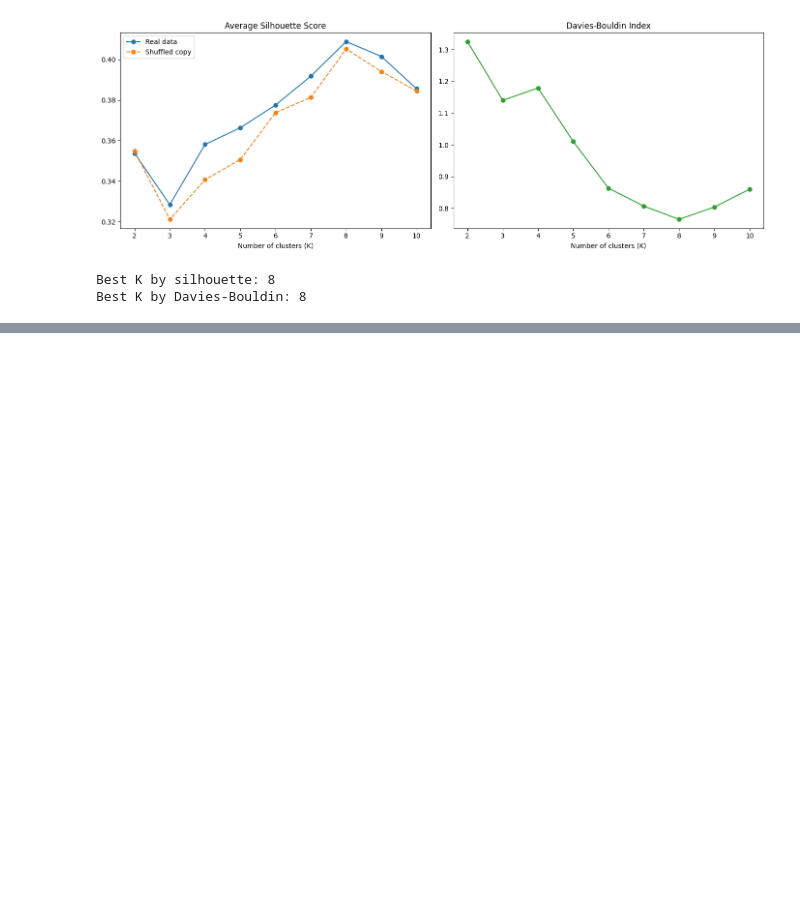
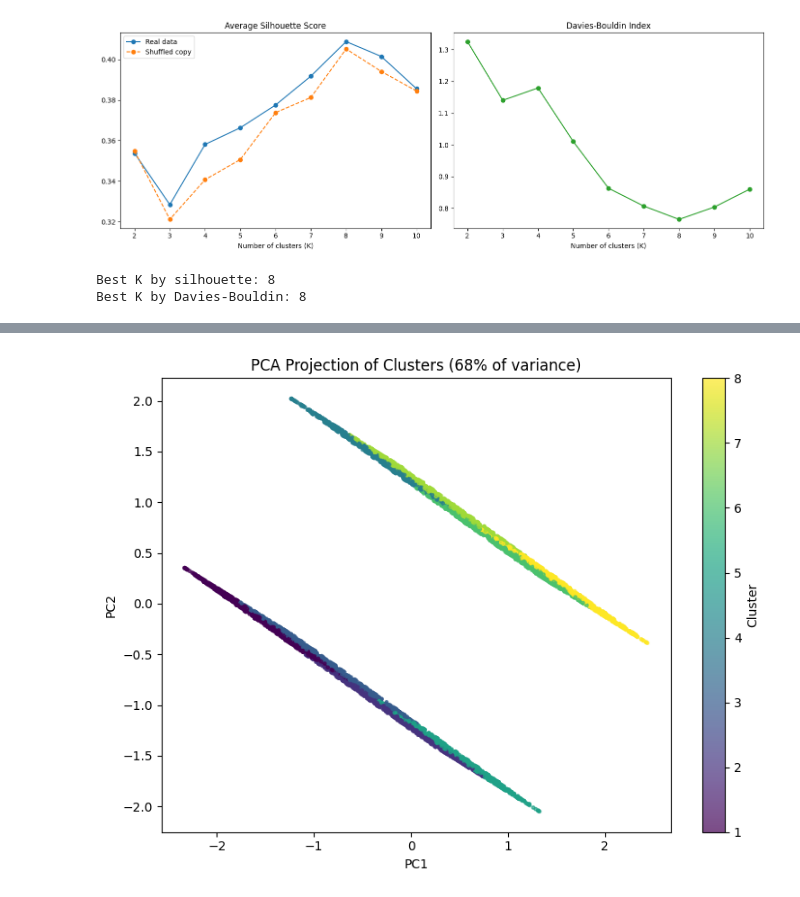
Before and after one commit to zeemohamed7/ai-traffic-project, a Jupyter notebook: IT7009_Traffic_Incident_Analysis.ipynb, the cells around one changed output, grey strips where cells are left out. Drawn from its saved outputs; the diff is of its cells as text; code cells hidden in the pictures; blank space fills up the shorter version.

```diff
--- a/IT7009_Traffic_Incident_Analysis.ipynb
+++ b/IT7009_Traffic_Incident_Analysis.ipynb
@@ -1961,0 +2043,16 @@ Best K by Davies-Bouldin: 8
+# %%
+from sklearn.decomposition import PCA
+
+pca = PCA(n_components=2)
+components = pca.fit_transform(X_scaled[sample_rows])
+
+plt.figure(figsize=(8, 6))
+scatter = plt.scatter(components[:, 0], components[:, 1], c=df_fs["Cluster"].to_numpy()[sample_rows], cmap="viridis", s=6, alpha=0.7)
+plt.colorbar(scatter, label="Cluster")
+plt.title(f"PCA Projection of Clusters ({pca.explained_variance_ratio_.sum() * 100:.0f}% of variance)")
+plt.xlabel("PC1")
+plt.ylabel("PC2")
+plt.tight_layout()
+plt.show()
+# %% [output]
+[figure, added]
```
Also changed, not shown: parts of 14 cells of this notebook.
